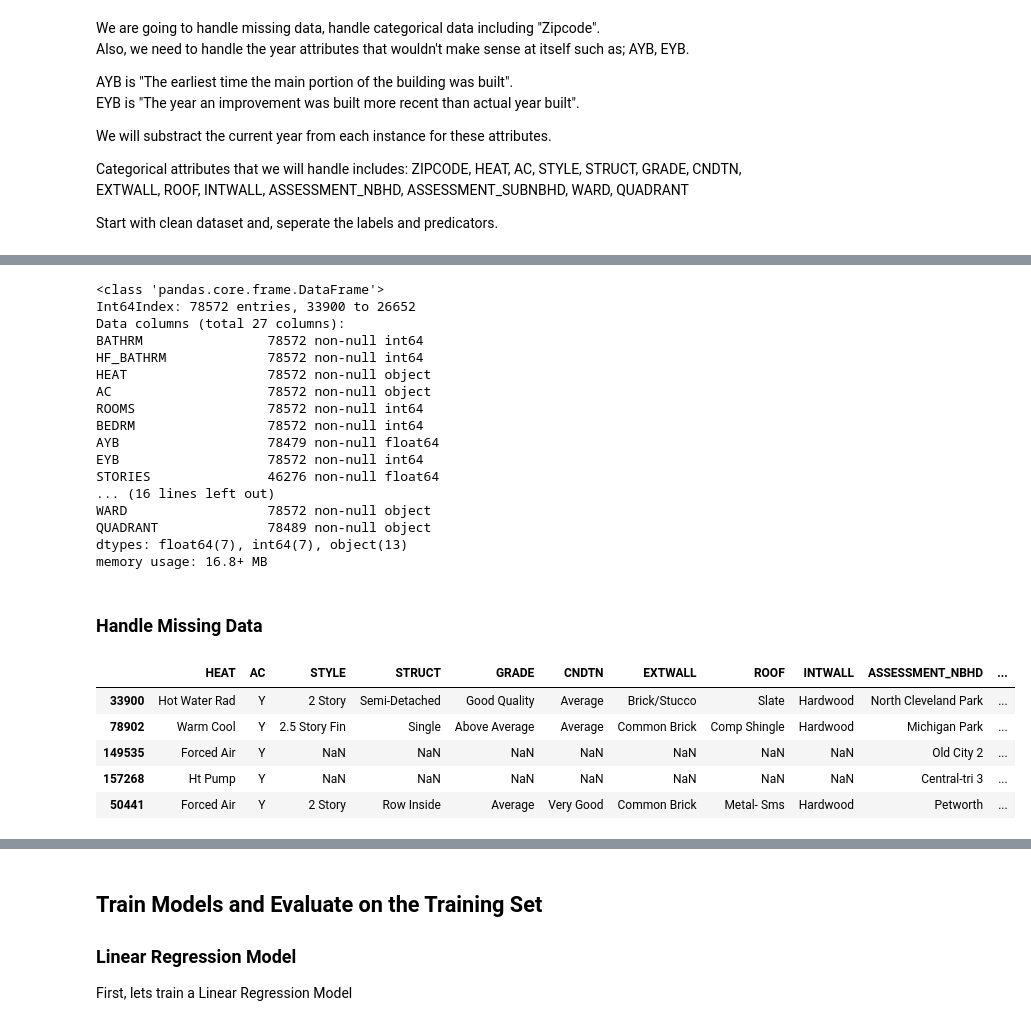
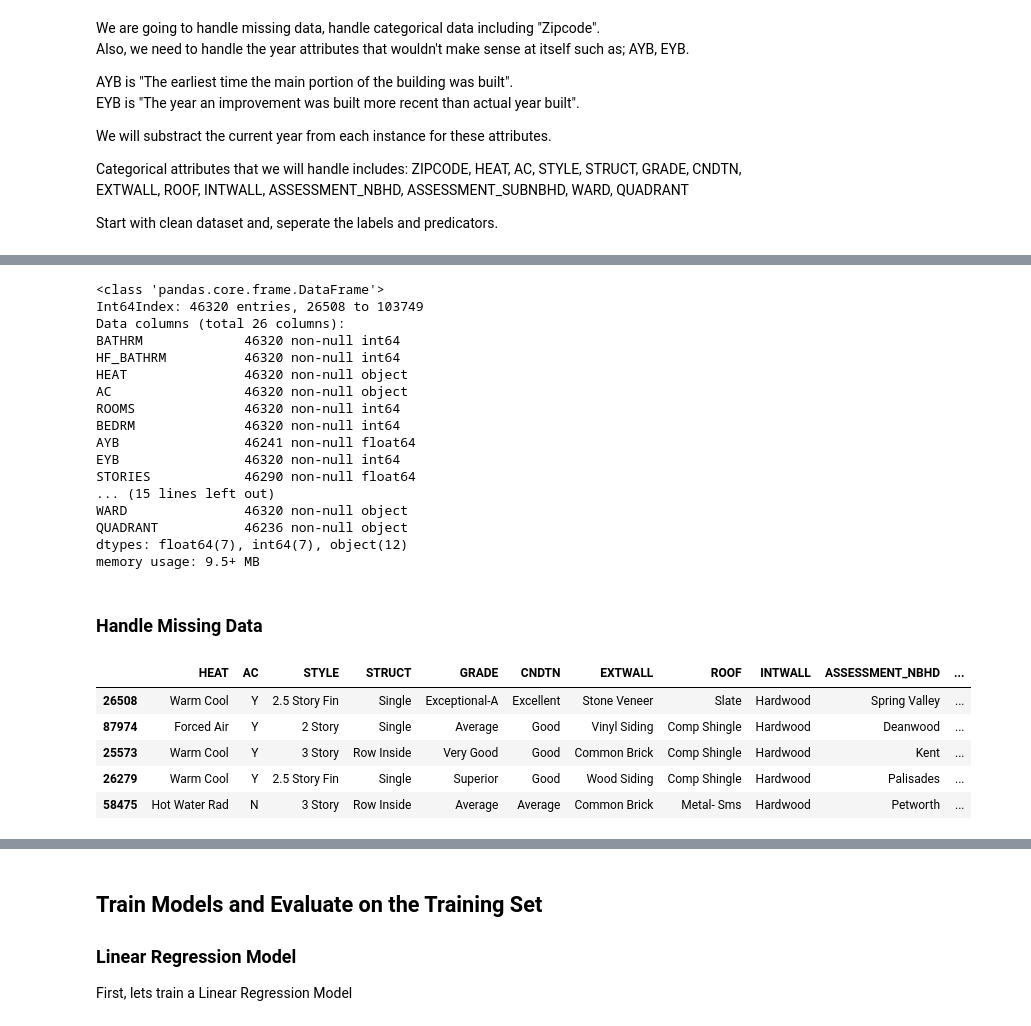
Before and after one commit to MaksimEkin/dc-residential-data-analysis, a Jupyter notebook: D.C. Residential Properties.ipynb, the cells around one changed output, grey strips where cells are left out. Saved outputs shown, nothing was run; the diff lists cells and outputs as text; code cells hidden in the pictures.

```diff
--- a/D.C. Residential Properties.ipynb
+++ b/D.C. Residential Properties.ipynb
@@ -270,9 +270,10 @@ Now lets drop the attributes that we won't need.
 housing.drop(["GIS_LAST_MOD_DTTM","CITY","STATE","CENSUS_BLOCK","CENSUS_TRACT",
               "SQUARE","Unnamed: 0","SALEDATE", "QUALIFIED", "SALE_NUM", "BLDG_NUM",
              "USECODE", "SOURCE", "CMPLX_NUM", "FULLADDRESS", "NATIONALGRID","X","Y",
-             "LIVING_GBA", "NUM_UNITS", "YR_RMDL"],
+             "LIVING_GBA", "NUM_UNITS", "YR_RMDL", "ASSESSMENT_SUBNBHD"],
             axis=1,
             inplace=True)
+
 housing.info()
 # %% [output]
 <class 'pandas.core.frame.DataFrame'>
@@ -346,6 +347,7 @@ from sklearn.model_selection import train_test_split
 
 # first drop the labels that are missing
 housing.dropna(subset=["PRICE"], inplace=True)
+housing.dropna(subset=["GBA"], inplace=True)
 
 train_set, test_set = train_test_split(housing, test_size=0.2, random_state=42)
 print(len(train_set))
@@ -520,42 +548,42 @@ housing_labels = train_set["PRICE"].copy()
 housing.info()
 # %% [output]
 <class 'pandas.core.frame.DataFrame'>
-Int64Index: 78572 entries, 33900 to 26652
-Data columns (total 27 columns):
-BATHRM                78572 non-null int64
-HF_BATHRM             78572 non-null int64
-HEAT                  78572 non-null object
-AC                    78572 non-null object
-ROOMS                 78572 non-null int64
-BEDRM                 78572 non-null int64
-AYB                   78479 non-null float64
-EYB                   78572 non-null int64
-STORIES               46276 non-null float64
-... (16 lines left out)
-WARD                  78572 non-null object
-QUADRANT              78489 non-null object
-dtypes: float64(7), int64(7), object(13)
-memory usage: 16.8+ MB
+Int64Index: 46320 entries, 26508 to 103749
+Data columns (total 26 columns):
+BATHRM             46320 non-null int64
+HF_BATHRM          46320 non-null int64
+HEAT               46320 non-null object
+AC                 46320 non-null object
+ROOMS              46320 non-null int64
+BEDRM              46320 non-null int64
+AYB                46241 non-null float64
+EYB                46320 non-null int64
+STORIES            46290 non-null float64
+... (15 lines left out)
+WARD               46320 non-null object
+QUADRANT           46236 non-null object
+dtypes: float64(7), int64(7), object(12)
+memory usage: 9.5+ MB
 # %% [markdown]
 ### Handle Missing Data
 # %%
 # get the numerical values
 housing_num = housing.drop(["HEAT","AC","STYLE","STRUCT","GRADE",
                             "CNDTN","EXTWALL","ROOF","INTWALL",
-                            "ASSESSMENT_NBHD","ASSESSMENT_SUBNBHD",
+                            "ASSESSMENT_NBHD",
                             "WARD","QUADRANT","ZIPCODE"], axis=1)
 
 # get categorical values
 housing_cat = housing[["HEAT","AC","STYLE","STRUCT","GRADE",
                             "CNDTN","EXTWALL","ROOF","INTWALL",
-                            "ASSESSMENT_NBHD","ASSESSMENT_SUBNBHD",
+                            "ASSESSMENT_NBHD",
                             "WARD","QUADRANT","ZIPCODE"]]
 
 housing_cat.head(5)
 # %% [output]
 |  | HEAT | AC | STYLE | STRUCT | GRADE | CNDTN | EXTWALL | ROOF | INTWALL | ASSESSMENT_NBHD | ... |
-| 33900 | Hot Water Rad | Y | 2 Story | Semi-Detached | Good Quality | Average | Brick/Stucco | Slate | Hardwood | North Cleveland Park | ... |
-| 78902 | Warm Cool | Y | 2.5 Story Fin | Single | Above Average | Average | Common Brick | Comp Shingle | Hardwood | Michigan Park | ... |
-| 149535 | Forced Air | Y | NaN | NaN | NaN | NaN | NaN | NaN | NaN | Old City 2 | ... |
-| 157268 | Ht Pump | Y | NaN | NaN | NaN | NaN | NaN | NaN | NaN | Central-tri 3 | ... |
-| 50441 | Forced Air | Y | 2 Story | Row Inside | Average | Very Good | Common Brick | Metal- Sms | Hardwood | Petworth | ... |
+| 26508 | Warm Cool | Y | 2.5 Story Fin | Single | Exceptional-A | Excellent | Stone Veneer | Slate | Hardwood | Spring Valley | ... |
+| 87974 | Forced Air | Y | 2 Story | Single | Average | Good | Vinyl Siding | Comp Shingle | Hardwood | Deanwood | ... |
+| 25573 | Warm Cool | Y | 3 Story | Row Inside | Very Good | Good | Common Brick | Comp Shingle | Hardwood | Kent | ... |
+| 26279 | Warm Cool | Y | 2.5 Story Fin | Single | Superior | Good | Wood Siding | Comp Shingle | Hardwood | Palisades | ... |
+| 58475 | Hot Water Rad | N | 3 Story | Row Inside | Average | Average | Common Brick | Metal- Sms | Hardwood | Petworth | ... |
```
Also changed, not shown: parts of 23 cells of this notebook.
